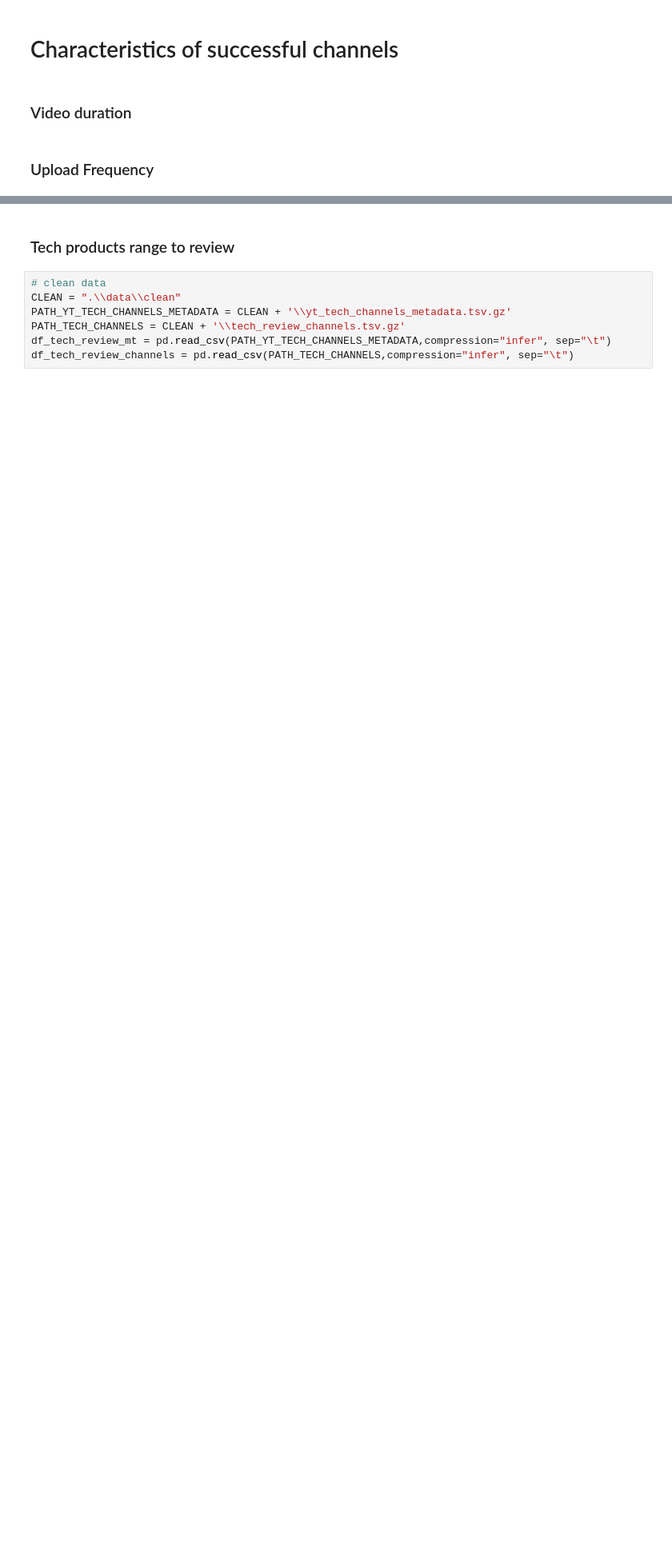
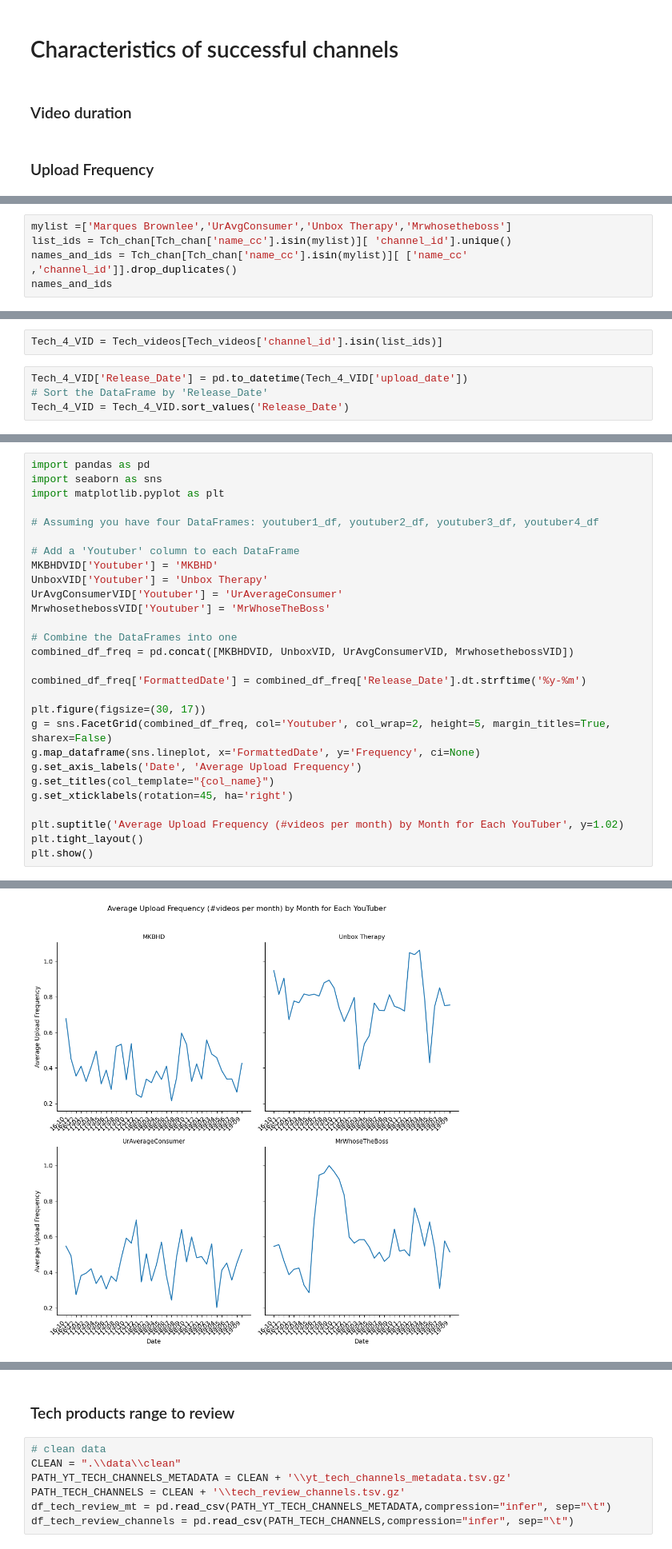
Before and after one commit to epfl-ada/ada-2023-project-datasquad2023, a Jupyter notebook: milestone_2.ipynb, the cells around one changed output, grey strips where cells are left out. Shown at 80% size. Drawn from its saved outputs; the diff is of its cells as text; blank space fills up the shorter version.

```diff
--- a/milestone_2.ipynb
+++ b/milestone_2.ipynb
@@ -231,0 +303,5 @@ df_tech_review_mt = pd.read_csv(PATH_YT_TECH_CHANNELS_METADATA, sep="\t", compre
+# %%
+mylist =['Marques Brownlee','UrAvgConsumer','Unbox Therapy','Mrwhosetheboss']
+list_ids = Tch_chan[Tch_chan['name_cc'].isin(mylist)][ 'channel_id'].unique()
+names_and_ids = Tch_chan[Tch_chan['name_cc'].isin(mylist)][ ['name_cc' ,'channel_id']].drop_duplicates()
+names_and_ids
@@ -231,0 +314,6 @@ df_tech_review_mt = pd.read_csv(PATH_YT_TECH_CHANNELS_METADATA, sep="\t", compre
+# %%
+Tech_4_VID = Tech_videos[Tech_videos['channel_id'].isin(list_ids)]
+# %%
+Tech_4_VID['Release_Date'] = pd.to_datetime(Tech_4_VID['upload_date'])
+# Sort the DataFrame by 'Release_Date'
+Tech_4_VID = Tech_4_VID.sort_values('Release_Date')
@@ -231,0 +379,29 @@ df_tech_review_mt = pd.read_csv(PATH_YT_TECH_CHANNELS_METADATA, sep="\t", compre
+# %%
+import pandas as pd
+import seaborn as sns
+import matplotlib.pyplot as plt
+
+# Assuming you have four DataFrames: youtuber1_df, youtuber2_df, youtuber3_df, youtuber4_df
+
+# Add a 'Youtuber' column to each DataFrame
+MKBHDVID['Youtuber'] = 'MKBHD'
+UnboxVID['Youtuber'] = 'Unbox Therapy'
+UrAvgConsumerVID['Youtuber'] = 'UrAverageConsumer'
+MrwhosethebossVID['Youtuber'] = 'MrWhoseTheBoss'
+
+# Combine the DataFrames into one
+combined_df_freq = pd.concat([MKBHDVID, UnboxVID, UrAvgConsumerVID, MrwhosethebossVID])
+
+combined_df_freq['FormattedDate'] = combined_df_freq['Release_Date'].dt.strftime('%y-%m')
+
+plt.figure(figsize=(30, 17))
+g = sns.FacetGrid(combined_df_freq, col='Youtuber', col_wrap=2, height=5, margin_titles=True, sharex=False)
+g.map_dataframe(sns.lineplot, x='FormattedDate', y='Frequency', ci=None)
+g.set_axis_labels('Date', 'Average Upload Frequency')
+g.set_titles(col_template="{col_name}")
+g.set_xticklabels(rotation=45, ha='right')
+
+plt.suptitle('Average Upload Frequency (#videos per month) by Month for Each YouTuber', y=1.02)
+plt.tight_layout()
+plt.show()
+# %% [output]
@@ -231,0 +409 @@ df_tech_review_mt = pd.read_csv(PATH_YT_TECH_CHANNELS_METADATA, sep="\t", compre
+[figure, added]
```
Also changed, not shown: parts of 32 cells of this notebook.
